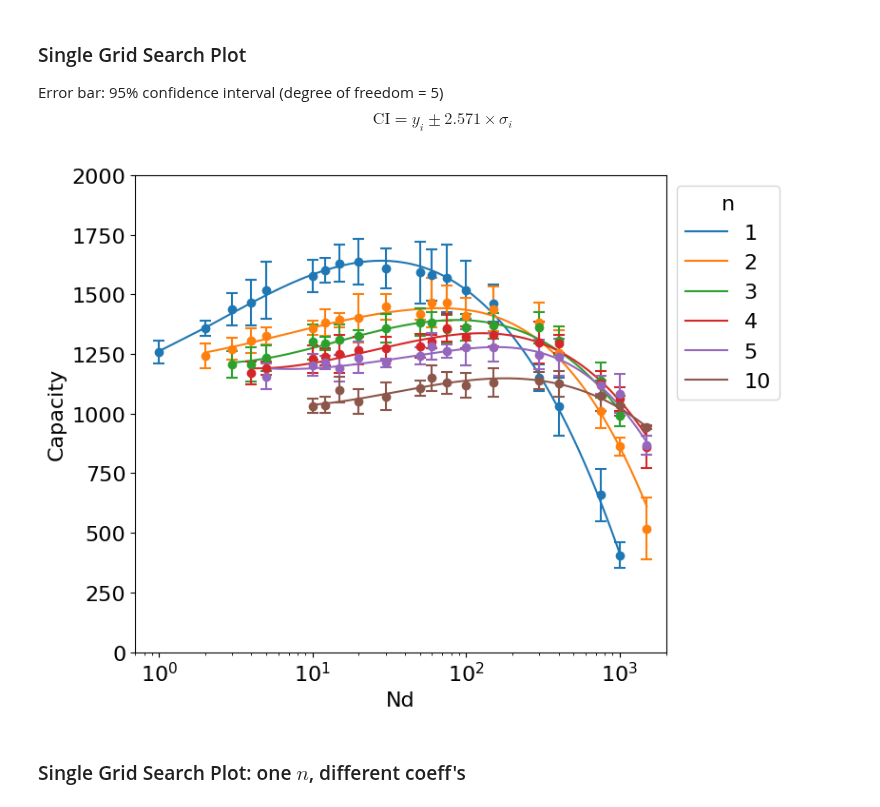
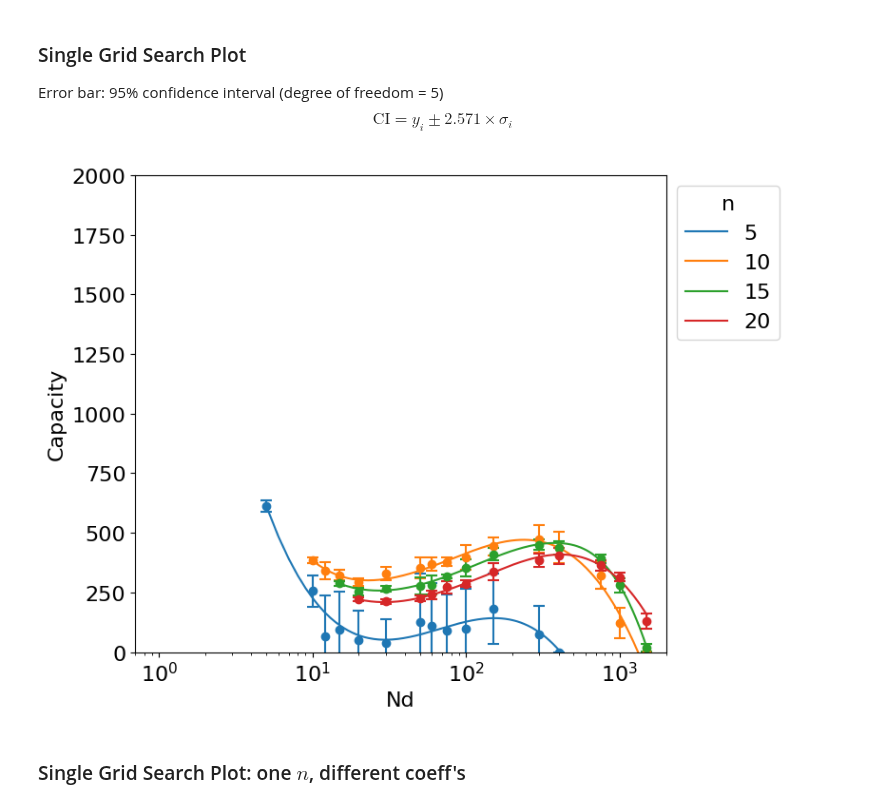
Before and after one commit to Cai-Fangxu/dendrite_familiarity_detection, a Jupyter notebook: b_bk_grid_search/plot.ipynb, the cells around one changed output. Drawn from its saved outputs; the diff is of its cells as text; code cells hidden in the pictures.

```diff
--- a/b_bk_grid_search/plot.ipynb
+++ b/b_bk_grid_search/plot.ipynb
@@ -52,12 +53,12 @@ nslist = [60000, 30000, 20000, 15000, 12000, 6000, 5000, 4000, 3000, 2000, 1200,
 Error bar: 95% confidence interval (degree of freedom = 5)
 $$\text{CI} = y_i \pm 2.571 \times \sigma_i $$
 # %%
-df = pd.read_csv("../data/gridSearch_standard/60000/coeff_infty/max_points_df.csv")
+df = pd.read_csv("../data/gridSearch_NonInt/60000/coeff_4/max_points_df.csv")
 # %%
 plt.figure(figsize=(8, 6))
 
-
-for ndR_idx, ndR_value in enumerate([1, 2, 3, 4, 5, 10]):
+for ndR_idx, ndR_value in enumerate([5, 10, 15, 20]):
+# for ndR_idx, ndR_value in enumerate([1, 2, 3, 4, 5, 10]):
     subset = df[df['ndR'] == ndR_value]
     subset= subset.loc[subset.groupby(['capacity', 'nd'])['b'].idxmax()]
     subset = subset.sort_values("nd")
@@ -80,34 +81,34 @@ for ndR_idx, ndR_value in enumerate([1, 2, 3, 4, 5, 10]):
         x=subset['nd'],
         y=subset['capacity'],
         yerr=2.571*subset['sem'],
         fmt='o',
         capsize=4,
         capthick=1.5,
         elinewidth=1.5,
         c=f"C{ndR_idx}"
     )
 
 # Set x-axis to log scale
 plt.xscale('log')
 
 plt.xticks(fontsize=16)
 plt.yticks(fontsize=16)
 
 plt.ylim(0, 2000)
 plt.xlim(0.7, 2000)
 
 # Add labels and title
 plt.xlabel('Nd', fontsize=16)
 plt.ylabel('Capacity', fontsize=16)
 
 # Move legend outside the plot
 plt.legend(bbox_to_anchor=(1.0, 1), loc='upper left', title='n', fontsize=16, title_fontsize=16)
 
 # plt.savefig("capacity_vs_nd_rhomax.svg", bbox_inches='tight')
 
 plt.tight_layout()
 # %% [output]
-[figure, old version]
+[figure, new version]
 # %% [markdown]
 ### Single Grid Search Plot: one $n$, different coeff's
 # %%
```
Also changed, not shown: parts of 3 cells of this notebook, 6 other files.
